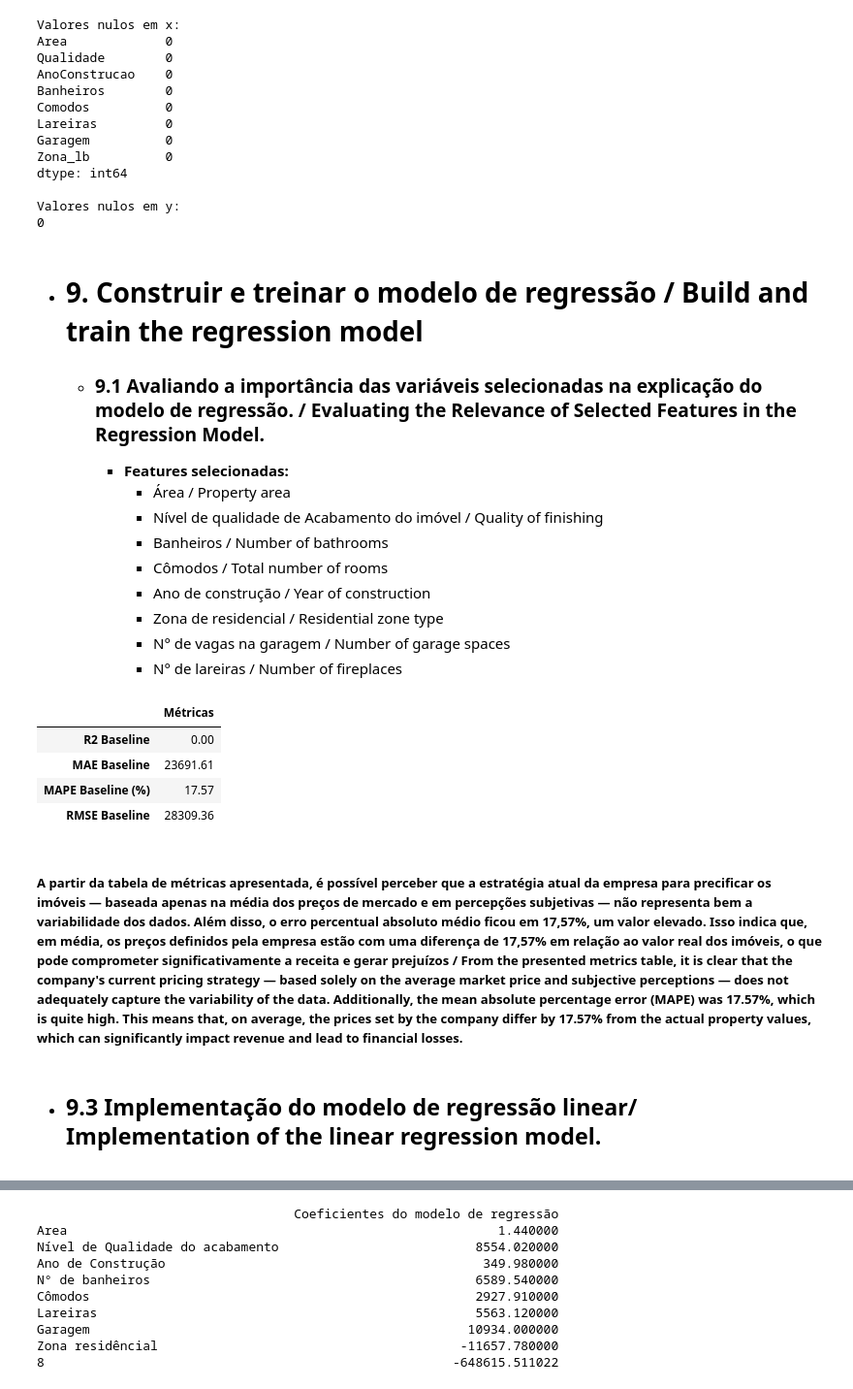
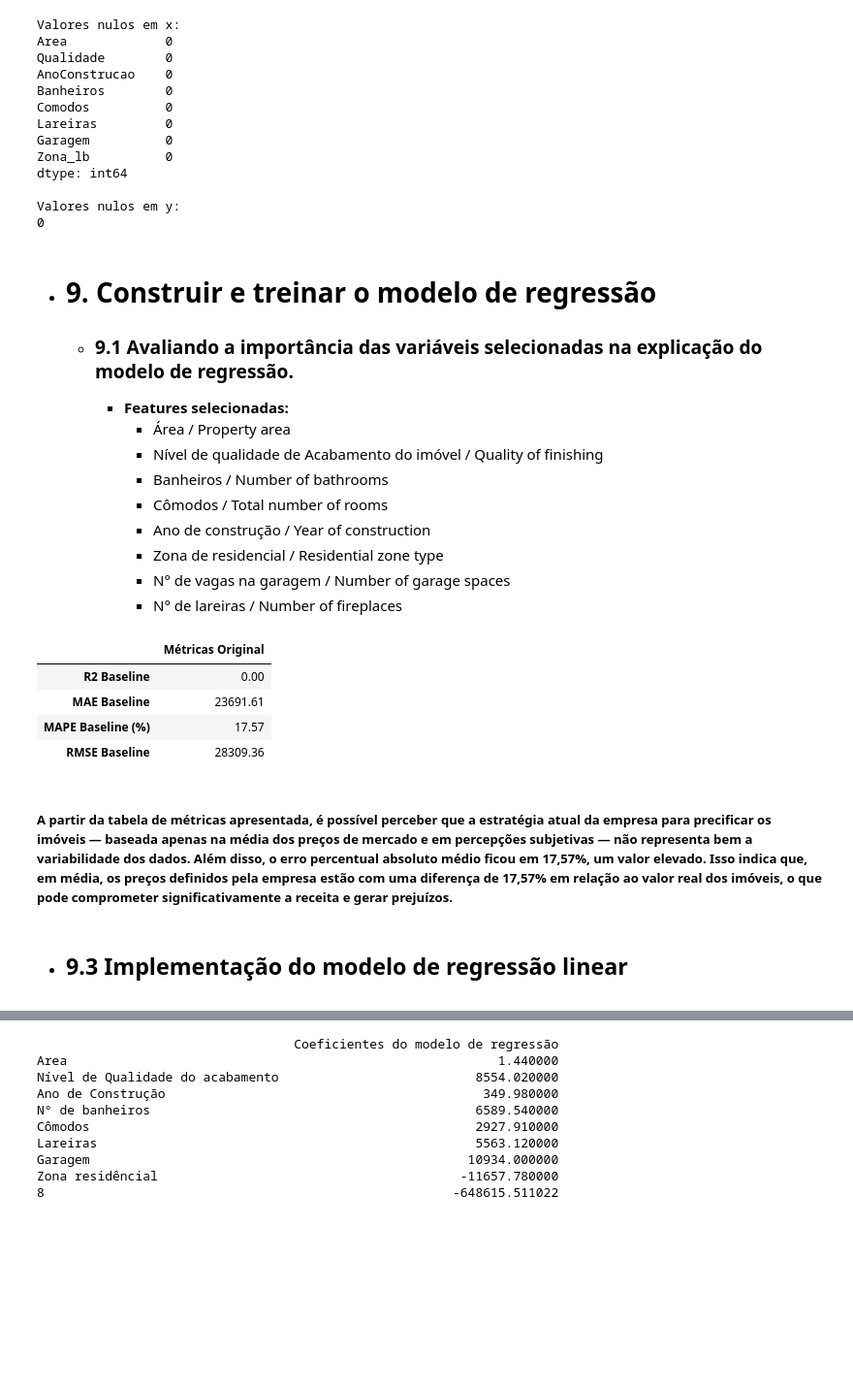
Before and after one commit to joaorodriguessneto/House_Prices, a Jupyter notebook: EDA_House_Prices.ipynb, the cells around one changed output, grey strips where cells are left out. Shown at 97% size. Drawn from its saved outputs; the diff is of its cells as text; code cells hidden in the pictures; blank space fills up the shorter version.

```diff
--- a/EDA_House_Prices.ipynb
+++ b/EDA_House_Prices.ipynb
@@ -1262,9 +1240,9 @@ dtype: int64
 Valores nulos em y:
 0
 # %% [markdown]
-* # 9.  Construir e treinar o modelo de regressão / Build and train the regression model
+* # 9.  Construir e treinar o modelo de regressão
 
-  * ### 9.1  Avaliando a importância das variáveis selecionadas na explicação do modelo de regressão. / Evaluating the Relevance of Selected Features in the Regression Model.
+  * ### 9.1  Avaliando a importância das variáveis selecionadas na explicação do modelo de regressão.
 
     * **Features selecionadas:**
       * Área / Property area
@@ -1281,31 +1259,31 @@ from sklearn import metrics
 # %%
 # criando o modelo baseline
 modelo_baseline = DummyRegressor(strategy = 'mean')
 
 # treinando o modelo baseline
 modelo_baseline.fit(x_train, y_train)
 
 # obtendo as previsões do modelo baseline
 y_previsto_baseline = modelo_baseline.predict(x_test)
 
 # observando as métricas
 r2_baseline = metrics.r2_score(y_test, y_previsto_baseline)
 mae_baseline = metrics.mean_absolute_error(y_test, y_previsto_baseline)
 mape_baseline = np.mean( np.abs(y_test - y_previsto_baseline) / y_test ) * 100
 rmse_baseline = np.sqrt(metrics.mean_squared_error(y_test, y_previsto_baseline))
 
 # tabela de métricas
-pd.DataFrame([np.abs(r2_baseline), mae_baseline, mape_baseline, rmse_baseline]).rename(index = {0: 'R2 Baseline',1: 'MAE Baseline', 2: 'MAPE Baseline (%)', 3: 'RMSE Baseline'},columns = {0: 'Métricas'}).round(2)
+pd.DataFrame([np.abs(r2_baseline), mae_baseline, mape_baseline, rmse_baseline]).rename(index = {0: 'R2 Baseline',1: 'MAE Baseline', 2: 'MAPE Baseline (%)', 3: 'RMSE Baseline'},columns = {0: 'Métricas Original'}).round(2)
 # %% [output]
-|  | Métricas |
+|  | Métricas Original |
 | R2 Baseline | 0.00 |
 | MAE Baseline | 23691.61 |
 | MAPE Baseline (%) | 17.57 |
 | RMSE Baseline | 28309.36 |
 # %% [markdown]
-##### A partir da tabela de métricas apresentada, é possível perceber que a estratégia atual da empresa para precificar os imóveis — baseada apenas na média dos preços de mercado e em percepções subjetivas — não representa bem a variabilidade dos dados. Além disso, o erro percentual absoluto médio ficou em 17,57%, um valor elevado. Isso indica que, em média, os preços definidos pela empresa estão com uma diferença de 17,57% em relação ao valor real dos imóveis, o que pode comprometer significativamente a receita e gerar prejuízos / From the presented metrics table, it is clear that the company's current pricing strategy — based solely on the average market price and subjective perceptions — does not adequately capture the variability of the data. Additionally, the mean absolute percentage error (MAPE) was 17.57%, which is quite high. This means that, on average, the prices set by the company differ by 17.57% from the actual property values, which can significantly impact revenue and lead to financial losses.
+##### A partir da tabela de métricas apresentada, é possível perceber que a estratégia atual da empresa para precificar os imóveis — baseada apenas na média dos preços de mercado e em percepções subjetivas — não representa bem a variabilidade dos dados. Além disso, o erro percentual absoluto médio ficou em 17,57%, um valor elevado. Isso indica que, em média, os preços definidos pela empresa estão com uma diferença de 17,57% em relação ao valor real dos imóveis, o que pode comprometer significativamente a receita e gerar prejuízos.
 # %% [markdown]
-  * ## 9.3 Implementação do modelo de regressão linear/ Implementation of the linear regression model.
+  * ## 9.3 Implementação do modelo de regressão linear
 # %%
 # criando o modelo
 modelo = LinearRegression()
```
Also changed, not shown: parts of 66 cells of this notebook.
